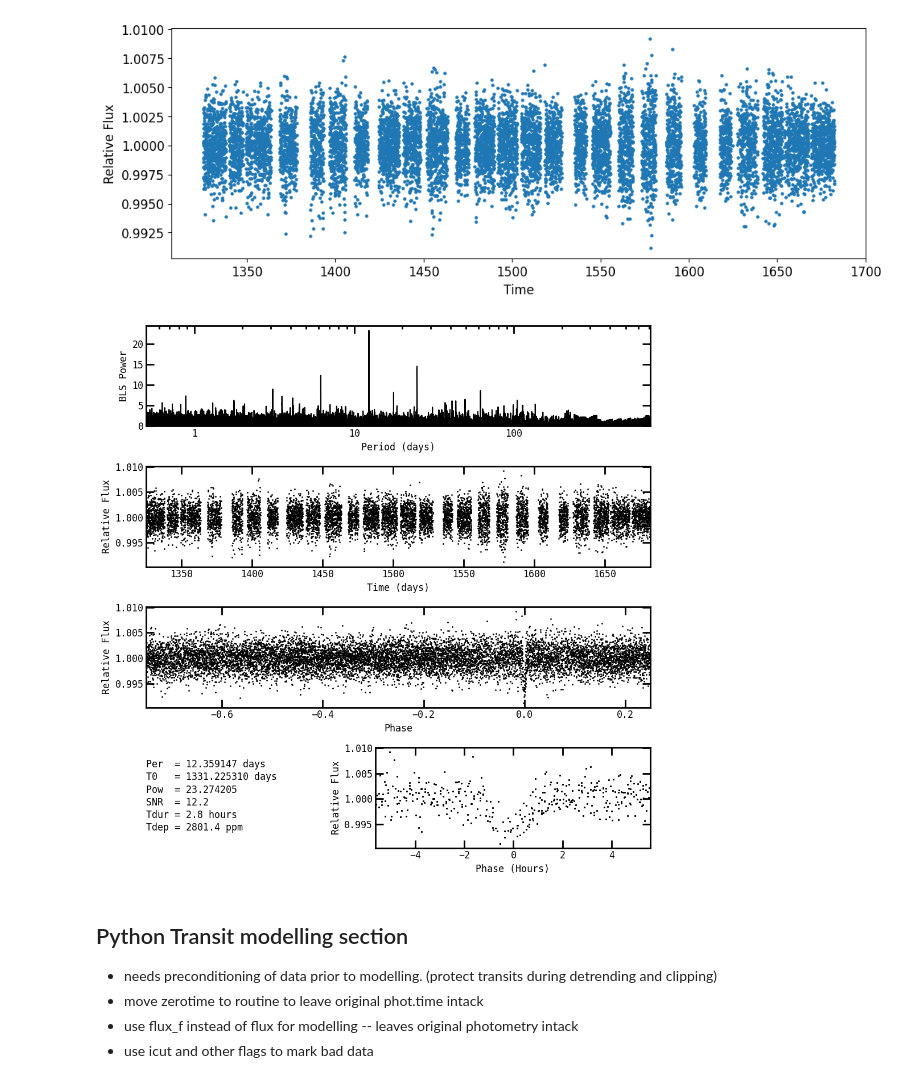
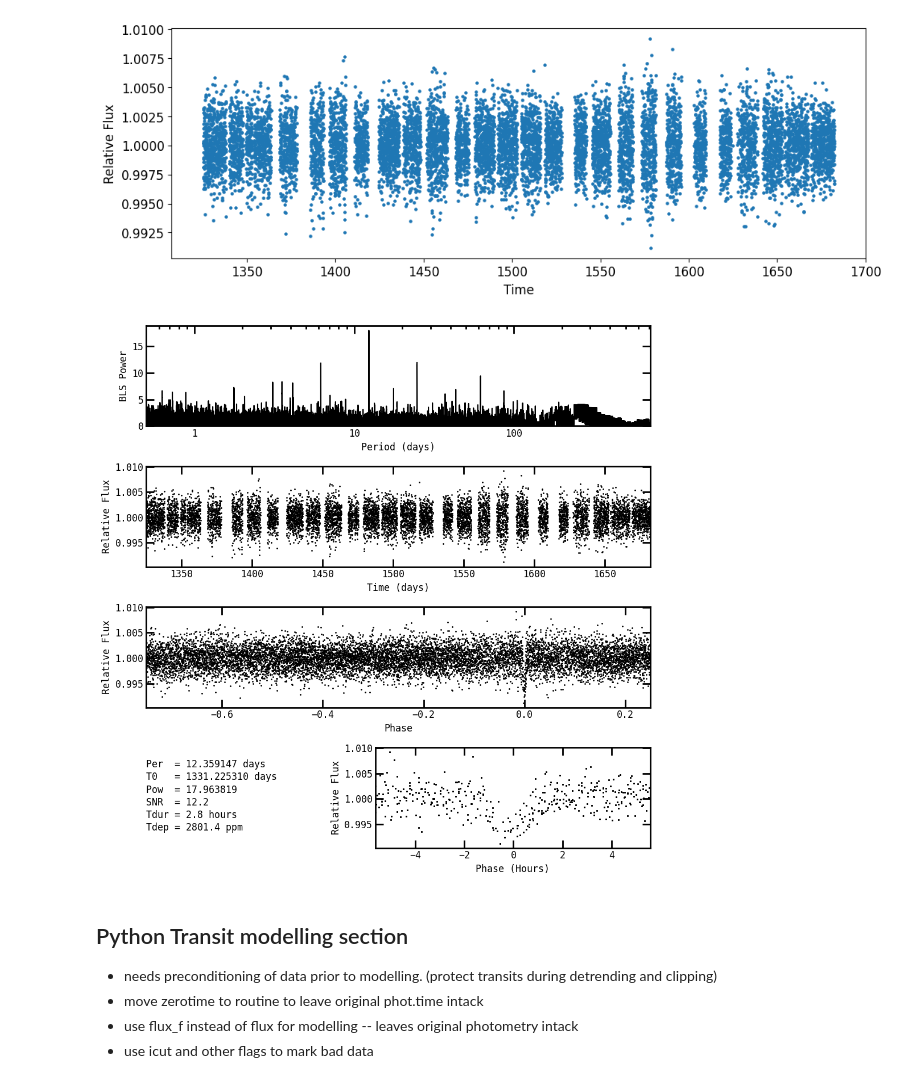
Before and after one commit to jasonfrowe/bls_cuda, a Jupyter notebook: pytfit5_example.ipynb, the cells around one changed output. Drawn from its saved outputs; the diff is of its cells as text; code cells hidden in the pictures.

```diff
--- a/pytfit5_example.ipynb
+++ b/pytfit5_example.ipynb
@@ -149,25 +149,25 @@ Starting clipping: Window=2.0 days, Sigma=3.0
 # %%
 # Set up the BLS inputs and run
 gbls_inputs          = gbls.gbls_inputs_class() # Initialize needed inputs
 gbls_inputs.zerotime = 0.0
 gbls_inputs.Rstar    = 1.0
 gbls_inputs.Mstar    = 1.0
 gbls_inputs.plots    = 1 # 1=X11, 2=both, 0=none
 # Set frequency range
 # For long periods: frequency = 1/period (cycles/day = 1/days)
 # To search down to period = baseline, use freq1 = 1/baseline
 gbls_inputs.freq1    = 0.5 / (np.max(phot.time) - np.min(phot.time))  # Longest period = dataset length
 gbls_inputs.freq2    = -1 # default is 2.0 c/d (period = 0.5 days)
 gbls_inputs.filename = "BLS_Test"  # Used for naming the file, extension replaced with PNG.
 
 
-gbls_inputs.normalize = "mad"  # "coverage_mad" "mad", "percentile_mad", "none"
+gbls_inputs.normalize = "iterative_baseline"  # "coverage_mad" "mad", "percentile_mad", "none"
 
 # Run BLS, applying data cuts
 gbls_ans = gbls.bls(gbls_inputs, phot.time[(phot.icut==0)], \
                                  phot.flux_f[(phot.icut==0)])
 # %% [output]
-[figure, old version]
+[figure, new version]
 # %% [markdown]
 ## Python Transit modelling section
 
```
Also changed, not shown: parts of 3 cells of this notebook, 3 other files.
